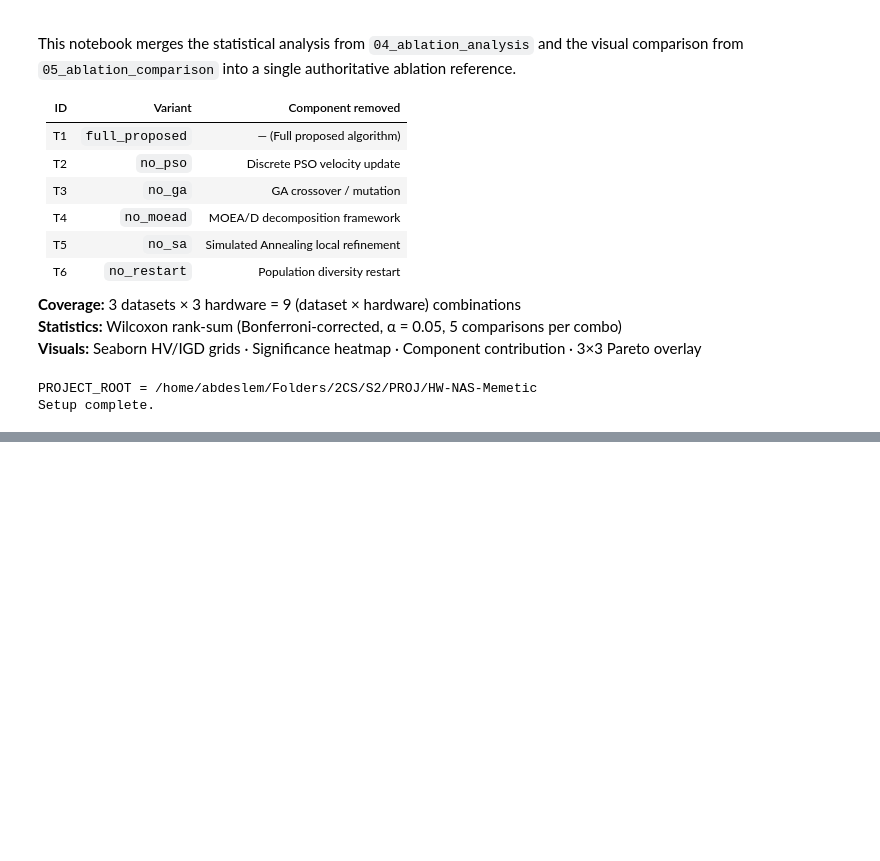
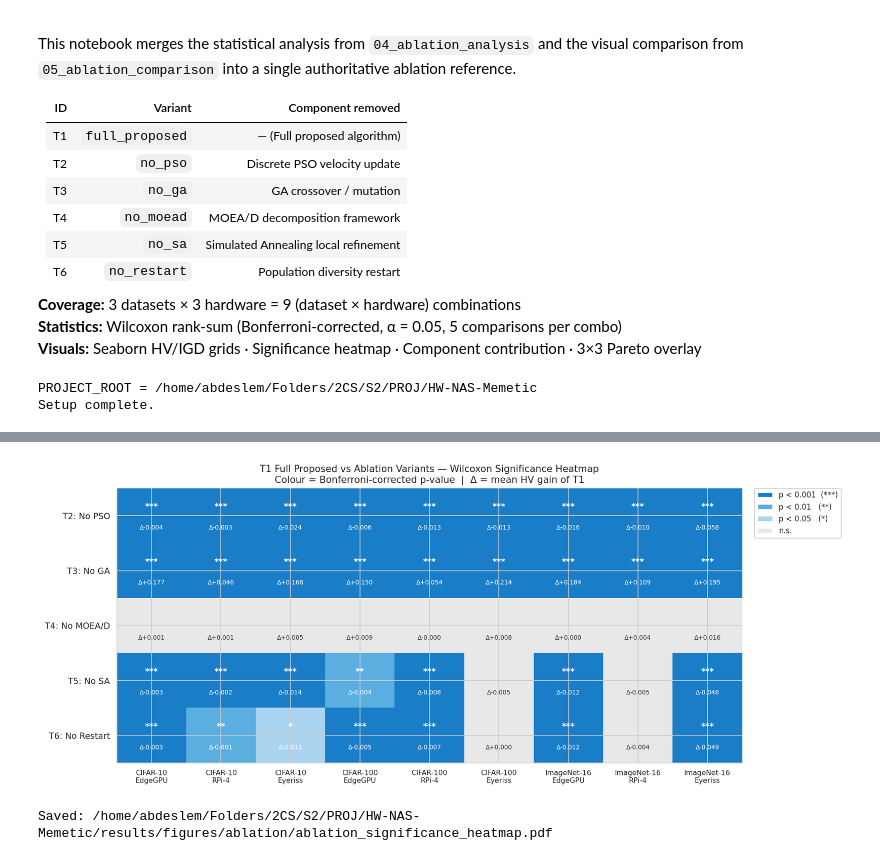
Before and after one commit to AbdeslemHMN/HW-NAS-Memetic, a Jupyter notebook: notebooks/05_comprehensive_ablation.ipynb, the cells around one changed output, grey strips where cells are left out. Drawn from its saved outputs; the diff is of its cells as text; code cells hidden in the pictures; blank space fills up the shorter version.

```diff
--- a/notebooks/05_comprehensive_ablation.ipynb
+++ b/notebooks/05_comprehensive_ablation.ipynb
@@ -439,5 +576,7 @@ print(mean_contrib[["Ablation", "delta_hv", "delta_igd"]].to_string(index=False)
 # %%
 # ── Cell 8: Significance heatmap (ablation × dataset/hardware combo) ──────────
+from matplotlib.colors import ListedColormap, BoundaryNorm
+
 ablation_lbls = [EXP_LABELS[n] for n in EXP_NAMES[1:]]
 combo_lbls    = [f"{DS_LABEL[ds]}\n{HW_LABEL[hw]}"
                  for ds in DATASETS for hw in HARDWARE]
@@ -450,56 +589,62 @@ for j, (ds, hw) in enumerate([(d, h) for d in DATASETS for h in HARDWARE]):
                        (df_stats["hw_key"] == hw) &
                        (df_stats["exp_name"] == name)]
         if not row.empty:
             p_matrix[i, j]     = row.iloc[0]["p_bonf"]
             delta_matrix[i, j] = row.iloc[0]["delta_hv"]
 
-def _sig_color(p):
-    if   p < 0.001: return "#1a7dc8"
-    elif p < 0.01:  return "#5baee0"
-    elif p < 0.05:  return "#aad4f0"
-    else:           return "#e8e8e8"
+nr, nc = p_matrix.shape
 
-fig_h, ax_h = plt.subplots(figsize=(14, 4.5))
-nr, nc = p_matrix.shape
+# Map p-values → integer levels 0=n.s., 1=*, 2=**, 3=***
+level_matrix = np.zeros((nr, nc), dtype=int)
+level_matrix[p_matrix < 0.05]  = 1
+level_matrix[p_matrix < 0.01]  = 2
+level_matrix[p_matrix < 0.001] = 3
+
+level_colors = ["#e8e8e8", "#aad4f0", "#5baee0", "#1a7dc8"]
+cmap = ListedColormap(level_colors)
+norm = BoundaryNorm([-0.5, 0.5, 1.5, 2.5, 3.5], cmap.N)
+
+fig_h, ax_h = plt.subplots(figsize=(14, 5))
+ax_h.imshow(level_matrix, cmap=cmap, norm=norm, aspect="auto")
+
 for i in range(nr):
     for j in range(nc):
-        color = _sig_color(p_matrix[i, j])
-        rect  = plt.Rectangle([j - 0.5, i - 0.5], 1, 1,
-                               facecolor=color, edgecolor="white", lw=1.5)
-        ax_h.add_patch(rect)
-        if p_matrix[i, j] < 0.05:
-            stars = ("***" if p_matrix[i, j] < 0.001 else
-                     "**"  if p_matrix[i, j] < 0.01  else "*")
-            ax_h.text(j, i + 0.18, stars,
+        lv = level_matrix[i, j]
+        txt_color = "white" if lv > 0 else "#333333"
+        stars = ("***" if lv == 3 else "**" if lv == 2 else "*" if lv == 1 else "")
+        if stars:
+            ax_h.text(j, i - 0.16, stars,
                       ha="center", va="center",
-                      fontsize=9, fontweight="bold", color="white")
-        ax_h.text(j, i - 0.22, f"Δ{delta_matrix[i, j]:+.3f}",
-                  ha="center", va="center", fontsize=6.5, color="#333")
+                      fontsize=9, fontweight="bold", color=txt_color)
+        ax_h.text(j, i + 0.22, f"Δ{delta_matrix[i, j]:+.3f}",
+                  ha="center", va="center", fontsize=6.5, color=txt_color)
 
-ax_h.set_xlim(-0.5, nc - 0.5)
-ax_h.set_ylim(-0.5, nr - 0.5)
 ax_h.set_xticks(range(nc))
 ax_h.set_xticklabels(combo_lbls, fontsize=7.5)
 ax_h.set_yticks(range(nr))
 ax_h.set_yticklabels(ablation_lbls, fontsize=9)
 ax_h.set_title(
     "T1 Full Proposed vs Ablation Variants — Wilcoxon Significance Heatmap\n"
     "Colour = Bonferroni-corrected p-value  |  Δ = mean HV gain of T1",
     fontsize=10,
 )
+
 legend_patches = [
     mpatches.Patch(facecolor="#1a7dc8", label="p < 0.001  (***)"),
     mpatches.Patch(facecolor="#5baee0", label="p < 0.01   (**)"),
     mpatches.Patch(facecolor="#aad4f0", label="p < 0.05   (*)"),
     mpatches.Patch(facecolor="#e8e8e8", label="n.s."),
 ]
-ax_h.legend(handles=legend_patches, loc="upper right",
-            bbox_to_anchor=(1.22, 1.0), fontsize=8)
-fig_h.tight_layout()
+ax_h.legend(handles=legend_patches, loc="upper left",
+            bbox_to_anchor=(1.02, 1.0), fontsize=8, borderaxespad=0)
+fig_h.tight_layout(rect=[0, 0, 0.86, 1])
 save_hm = OUT_DIR / "ablation_significance_heatmap.pdf"
 plt.savefig(save_hm, bbox_inches="tight")
 plt.show()
 print(f"Saved: {save_hm}")
+# %% [output]
+[figure, added]
+Saved: /home/abdeslem/Folders/2CS/S2/PROJ/HW-NAS-Memetic/results/figures/ablation/ablation_significance_heatmap.pdf
 # %%
 # ── Cell 9: 3×3 Aggregate Pareto front overlay (T1 drawn on top) ──────────────
 fig_p, axes_p = plt.subplots(3, 3, figsize=(20, 14), constrained_layout=True)
```
Also changed, not shown: parts of 10 cells of this notebook.
